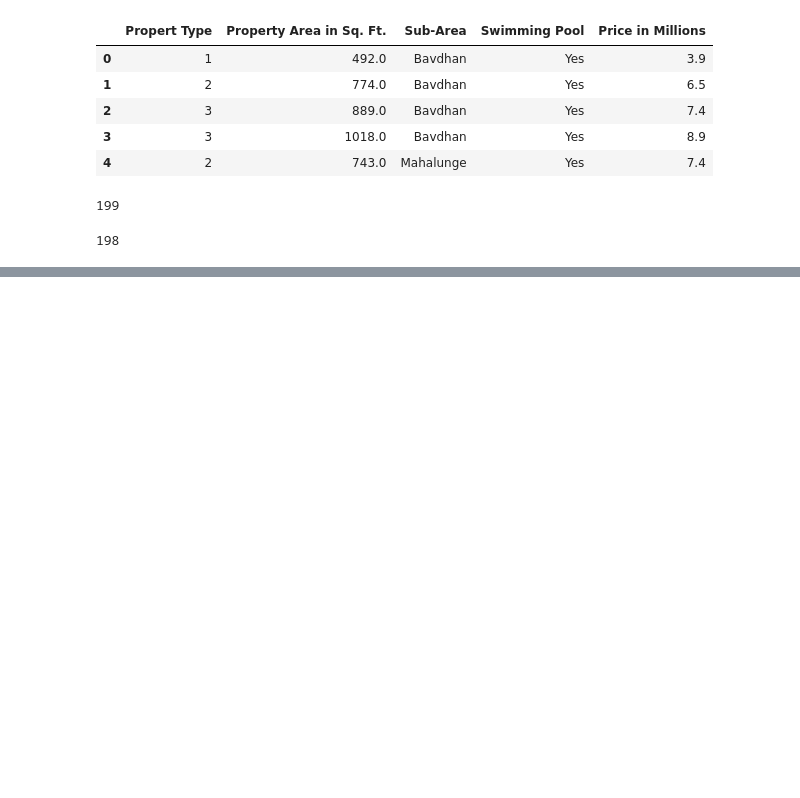
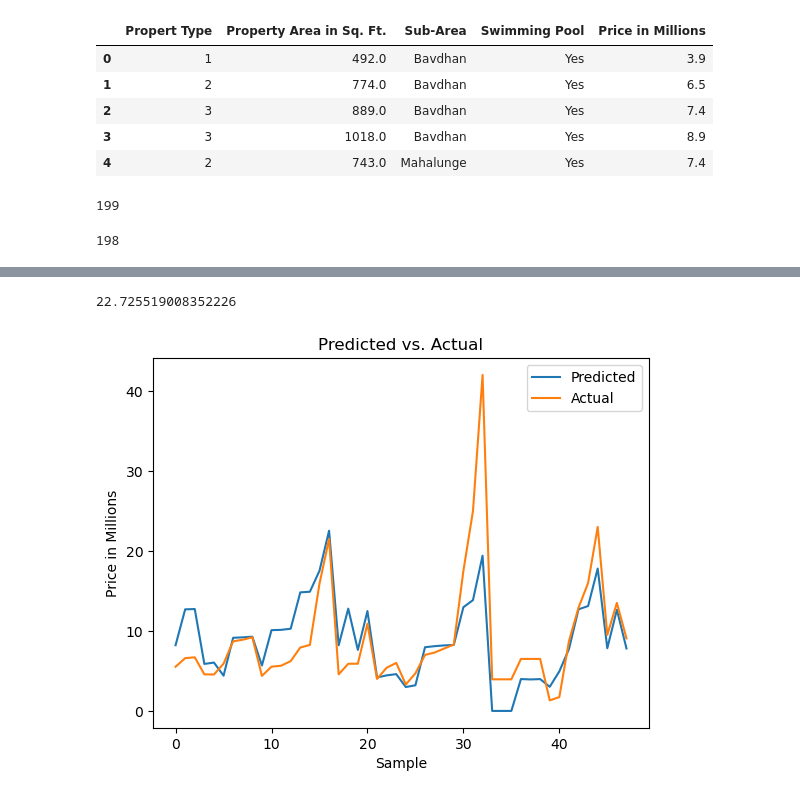
Before and after one commit to olivertepper/neuronet_from_scratch, a Jupyter notebook: neural_net.ipynb, the cells around one changed output, grey strips where cells are left out. Drawn from its saved outputs; the diff is of its cells as text; code cells hidden in the pictures; blank space fills up the shorter version.

```diff
--- a/neural_net.ipynb
+++ b/neural_net.ipynb
@@ -114,0 +405,28 @@ len(df_selection)
+# %%
+# let's now push our test set through the neural network with our learned weights and bias
+Z_predict = np.dot(W, X_test) + b
+
+# activation function
+Y_hat_predict=np.maximum(0,Z_predict)
+
+# define the size
+n = X_test.shape[1]
+
+# error prediction
+E_predict = (1 / n) * np.sum(np.square(Y_hat_predict - Y_test))
+# %%
+# updated error
+E_predict
+# %% [output]
+22.725519008352226
+# %%
+# plot the predicted values vs. the actual values
+plt.ylabel('Price in Millions')
+plt.xlabel('Sample')
+plt.title("Predicted vs. Actual")
+plt.plot(np.squeeze(Y_hat_predict),label = "Predicted")
+plt.plot(np.squeeze(Y_test), label = "Actual")
+plt.legend()
+plt.show()
+# %% [output]
+[figure, added]
```
Also changed, not shown: parts of 32 cells of this notebook, 3 other files.
